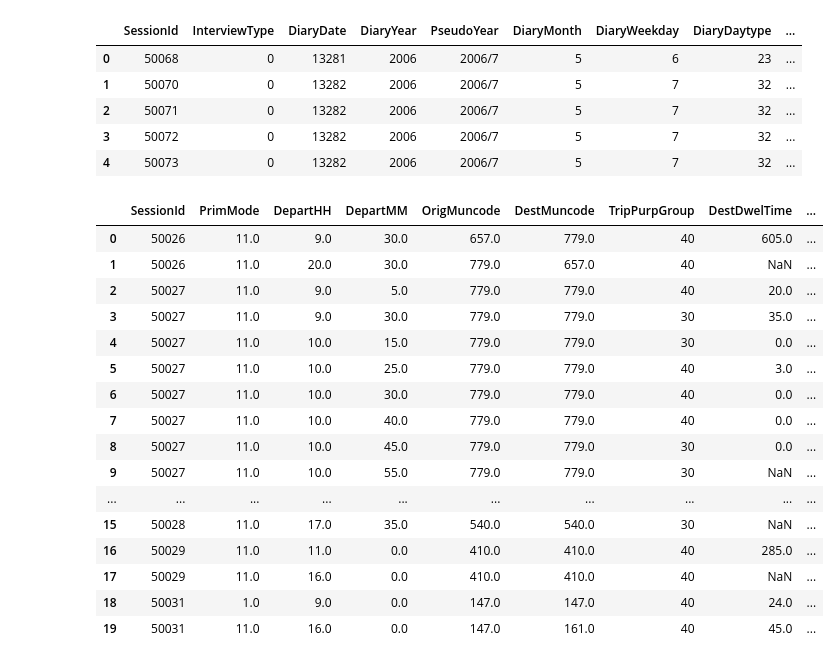
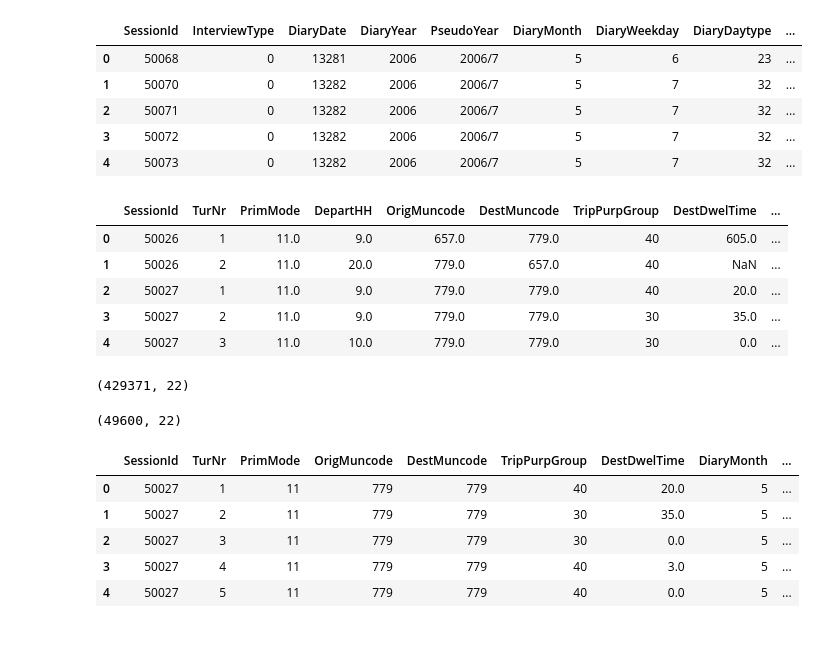
Before and after one commit to stas97/42186-model-based-machine-learning, a Jupyter notebook: Project/Untitled.ipynb, the cells around one changed output. Saved outputs shown, nothing was run; the diff lists cells and outputs as text; code cells hidden in the pictures.

```diff
--- a/Project/Untitled.ipynb
+++ b/Project/Untitled.ipynb
@@ -77,13 +60,13 @@ plt.hist(trip_df.DestDwelTime[trip_df.TripPurpGroup==50], bins=50);
 # The variables of interest from the tur dataset are:
 trip_vars = [
     'SessionId',
+    'TurNr',
     'PrimMode',
-    'DepartHH',
-    'DepartMM',
+    'DepartHH', # Potentially DepartMM
     'OrigMuncode',
     'DestMuncode',
     'TripPurpGroup',
-    'DestDwelTime' # If instead we want to model the dwell time, however I think that my proposed approach is better
+    'DestDwelTime'
 ]
 # %% [raw]
 trip_df.DepartHH.value_counts()
@@ -100,11 +83,12 @@ socio_df.head()
 | 2 | 50071 | 0 | 13282 | 2006 | 2006/7 | 5 | 7 | 32 | ... |
 | 3 | 50072 | 0 | 13282 | 2006 | 2006/7 | 5 | 7 | 32 | ... |
 | 4 | 50073 | 0 | 13282 | 2006 | 2006/7 | 5 | 7 | 32 | ... |
+# %%
+socio_df = socio_df.sample(frac=0.1, random_state=42)
 # %%
 # The variables of interest from the session dataset are:
 socio_vars = [
     'SessionId',
-    'DiaryYear',
     'DiaryMonth',
     'DiaryWeekday',
     'DiaryDaytype',
@@ -114,37 +98,38 @@ socio_vars = [
     'RespMainOccup',
     'RespEdulevel',
     'PrimOccMuncode',
-    'WorkHoursPw',
     'RespHasBicycle',
     'RespHasSeasonticket',
     'HousehCarOwnership',
     'IncRespondent2000',
     'FamNumPers',
     'FamNumAdults', # To know if they have kids
-    'DayStartMuncode'
 ]
 # %%
 trip_df  = trip_df[trip_vars]
 socio_df = socio_df[socio_vars]
+# %%
+# Create the kids variable
+# Does the family have kids?
+socio_df['kids'] = socio_df.FamNumPers-socio_df.FamNumAdults
+
+# Drop redundant variables
+socio_df = socio_df.drop(['FamNumPers', 'FamNumAdults'], axis=1)
+
+# Drop nans in the socio dataset after subsetting the variables. A more elegant approach would be to assume a distribution on the variables with missing values. This is left to future work
+socio_df = socio_df.dropna()
+socio_df.shape
+
+# Turn variables into int type
+socio_df = socio_df.astype('int')
 # %%
 df = trip_df.merge(socio_df, how='left', on='SessionId')
 # %%
-df.head(20)
+df.head()
 # %% [output]
-|  | SessionId | PrimMode | DepartHH | DepartMM | OrigMuncode | DestMuncode | TripPurpGroup | DestDwelTime | ... |
-| 0 | 50026 | 11.0 | 9.0 | 30.0 | 657.0 | 779.0 | 40 | 605.0 | ... |
-| 1 | 50026 | 11.0 | 20.0 | 30.0 | 779.0 | 657.0 | 40 | NaN | ... |
-| 2 | 50027 | 11.0 | 9.0 | 5.0 | 779.0 | 779.0 | 40 | 20.0 | ... |
-| 3 | 50027 | 11.0 | 9.0 | 30.0 | 779.0 | 779.0 | 30 | 35.0 | ... |
-| 4 | 50027 | 11.0 | 10.0 | 15.0 | 779.0 | 779.0 | 30 | 0.0 | ... |
-| 5 | 50027 | 11.0 | 10.0 | 25.0 | 779.0 | 779.0 | 40 | 3.0 | ... |
-| 6 | 50027 | 11.0 | 10.0 | 30.0 | 779.0 | 779.0 | 40 | 0.0 | ... |
-| 7 | 50027 | 11.0 | 10.0 | 40.0 | 779.0 | 779.0 | 40 | 0.0 | ... |
-| 8 | 50027 | 11.0 | 10.0 | 45.0 | 779.0 | 779.0 | 30 | 0.0 | ... |
-| 9 | 50027 | 11.0 | 10.0 | 55.0 | 779.0 | 779.0 | 30 | NaN | ... |
-| ... | ... | ... | ... | ... | ... | ... | ... | ... | ... |
-| 15 | 50028 | 11.0 | 17.0 | 35.0 | 540.0 | 540.0 | 30 | NaN | ... |
-| 16 | 50029 | 11.0 | 11.0 | 0.0 | 410.0 | 410.0 | 40 | 285.0 | ... |
-| 17 | 50029 | 11.0 | 16.0 | 0.0 | 410.0 | 410.0 | 40 | NaN | ... |
-| 18 | 50031 | 1.0 | 9.0 | 0.0 | 147.0 | 147.0 | 40 | 24.0 | ... |
-| 19 | 50031 | 11.0 | 16.0 | 0.0 | 147.0 | 161.0 | 40 | 45.0 | ... |
+|  | SessionId | TurNr | PrimMode | DepartHH | OrigMuncode | DestMuncode | TripPurpGroup | DestDwelTime | ... |
+| 0 | 50026 | 1 | 11.0 | 9.0 | 657.0 | 779.0 | 40 | 605.0 | ... |
+| 1 | 50026 | 2 | 11.0 | 20.0 | 779.0 | 657.0 | 40 | NaN | ... |
+| 2 | 50027 | 1 | 11.0 | 9.0 | 779.0 | 779.0 | 40 | 20.0 | ... |
+| 3 | 50027 | 2 | 11.0 | 9.0 | 779.0 | 779.0 | 30 | 35.0 | ... |
+| 4 | 50027 | 3 | 11.0 | 10.0 | 779.0 | 779.0 | 30 | 0.0 | ... |
@@ -182,0 +136,4 @@ DestDwelTime: Optional
+# %%
+df.shape
+# %% [output]
+(429371, 22)
@@ -182,0 +144,4 @@ DestDwelTime: Optional
+# %%
+df.shape
+# %% [output]
+(49600, 22)
@@ -182,0 +167,9 @@ DestDwelTime: Optional
+# %%
+df.head()
+# %% [output]
+|  | SessionId | TurNr | PrimMode | OrigMuncode | DestMuncode | TripPurpGroup | DestDwelTime | DiaryMonth | ... |
+| 0 | 50027 | 1 | 11 | 779 | 779 | 40 | 20.0 | 5 | ... |
+| 1 | 50027 | 2 | 11 | 779 | 779 | 30 | 35.0 | 5 | ... |
+| 2 | 50027 | 3 | 11 | 779 | 779 | 30 | 0.0 | 5 | ... |
+| 3 | 50027 | 4 | 11 | 779 | 779 | 40 | 3.0 | 5 | ... |
+| 4 | 50027 | 5 | 11 | 779 | 779 | 40 | 0.0 | 5 | ... |
```
Also changed, not shown: parts of 21 cells of this notebook.
